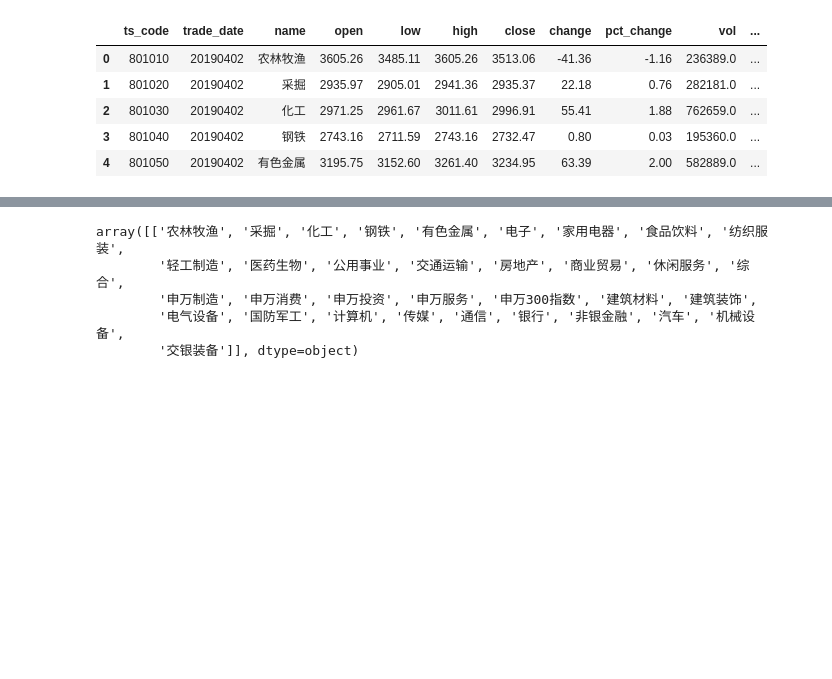
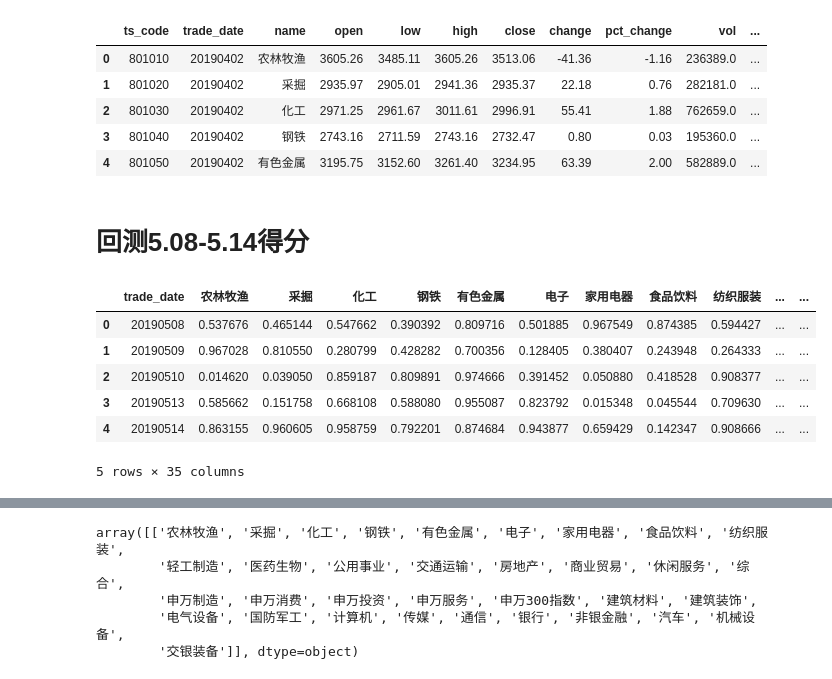
Before and after one commit to sharyxue/News-to-Predict-Stock-Movements, a Jupyter notebook: Code/stockprocessing.ipynb, the cells around one changed output, grey strips where cells are left out. Saved outputs shown, nothing was run; the diff lists cells and outputs as text; code cells hidden in the pictures; blank space fills up the shorter version.

```diff
--- a/Code/stockprocessing.ipynb
+++ b/Code/stockprocessing.ipynb
@@ -18,9 +18,9 @@ warnings.filterwarnings("ignore")
 # %% [markdown]
 # 特征处理
 # %%
-df = pd.read_csv(r'./TRAINSET_STOCK.csv')
-df_add = pd.read_csv(r'./20190506_STOCK.csv')
-df_test = pd.read_csv(r'./20190514_STOCK.csv')
+df = pd.read_csv(r'.././Data/TRAINSET_STOCK.csv')
+df_add = pd.read_csv(r'.././Data/20190506_STOCK.csv')
+df_test = pd.read_csv(r'.././Data/20190514_STOCK.csv')
 df = pd.concat([df,df_add,df_test])
 df['vol_change'] = df.groupby(["ts_code"])['vol'].pct_change()
 df['low_change'] = df.groupby(["ts_code"])['low'].pct_change()
@@ -158,3 +151,5 @@ df_test4['vol_change'] = df_test4.groupby(["ts_code"])['vol'].pct_change()
 df_test4['low_change'] = df_test4.groupby(["ts_code"])['low'].pct_change()
 df_test4['high_change'] = df_test4.groupby(["ts_code"])['high'].pct_change()
 df_test4 =  df_test4[['ts_code','trade_date','name','pct_change','vol_change','high_change','low_change','y']]
+# %% [markdown]
+# 回测5.08-5.14得分
@@ -160,0 +160,3 @@ df_test4 =  df_test4[['ts_code','trade_date','name','pct_change','vol_change','h
+# %%
+index2= (df_test4.trade_date > 20190418)&(df_test4.trade_date < 20190508)
+df_huice = df_test4[index2]
@@ -160,0 +170,24 @@ df_test4 =  df_test4[['ts_code','trade_date','name','pct_change','vol_change','h
+# %%
+df_huice_pr=pd.DataFrame()
+df_huice_pr['trade_date']=[20190508,20190509,20190510,20190513,20190514]
+for arr in colums:
+    df4 = df_huice.loc[df_huice['name']==arr]
+    dataset4=df4.values
+    x4=dataset4[0:10,3:8].tolist()
+    x4=np.array(x4)
+    x4=np.reshape(x4, (1,x4.shape[0],x4.shape[1]))
+    ytest4=regressor.predict(x4)
+    y_p4=pd.DataFrame(ytest4)
+    y_p4=y_p4.T
+    y_p4['trade_date']=[20190508,20190509,20190510,20190513,20190514]
+    y_p4.columns=[arr,'trade_date']
+    df_huice_pr = df_huice_pr.merge(y_p4,how='left',on='trade_date')
+df_huice_pr
+# %% [output]
+|  | trade_date | 农林牧渔 | 采掘 | 化工 | 钢铁 | 有色金属 | 电子 | 家用电器 | 食品饮料 | 纺织服装 | ... | ... |
+| 0 | 20190508 | 0.537676 | 0.465144 | 0.547662 | 0.390392 | 0.809716 | 0.501885 | 0.967549 | 0.874385 | 0.594427 | ... | ... |
+| 1 | 20190509 | 0.967028 | 0.810550 | 0.280799 | 0.428282 | 0.700356 | 0.128405 | 0.380407 | 0.243948 | 0.264333 | ... | ... |
+| 2 | 20190510 | 0.014620 | 0.039050 | 0.859187 | 0.809891 | 0.974666 | 0.391452 | 0.050880 | 0.418528 | 0.908377 | ... | ... |
+| 3 | 20190513 | 0.585662 | 0.151758 | 0.668108 | 0.588080 | 0.955087 | 0.823792 | 0.015348 | 0.045544 | 0.709630 | ... | ... |
+| 4 | 20190514 | 0.863155 | 0.960605 | 0.958759 | 0.792201 | 0.874684 | 0.943877 | 0.659429 | 0.142347 | 0.908666 | ... | ... |
+5 rows × 35 columns
```
Also changed, not shown: parts of 14 cells of this notebook.
